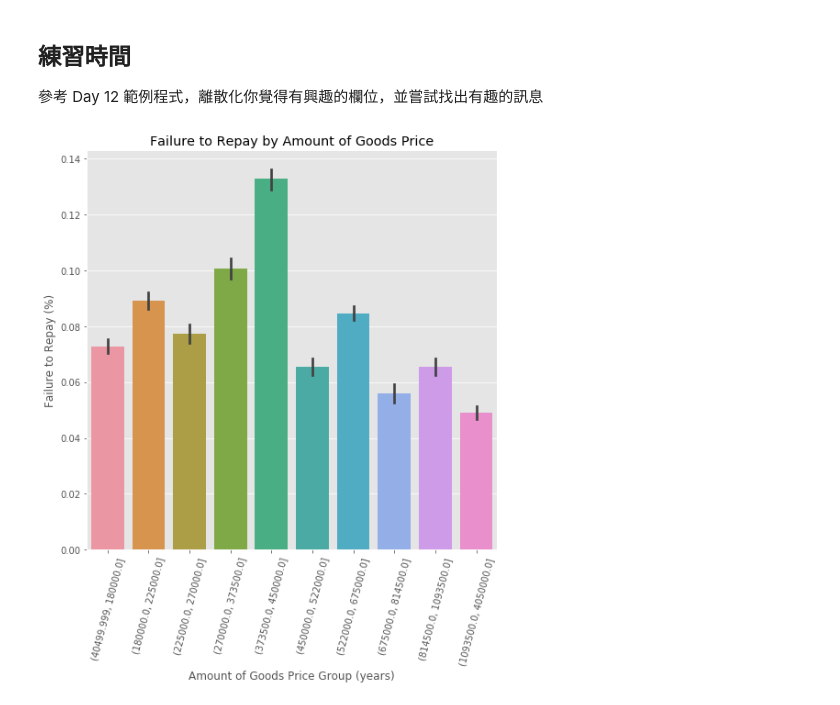
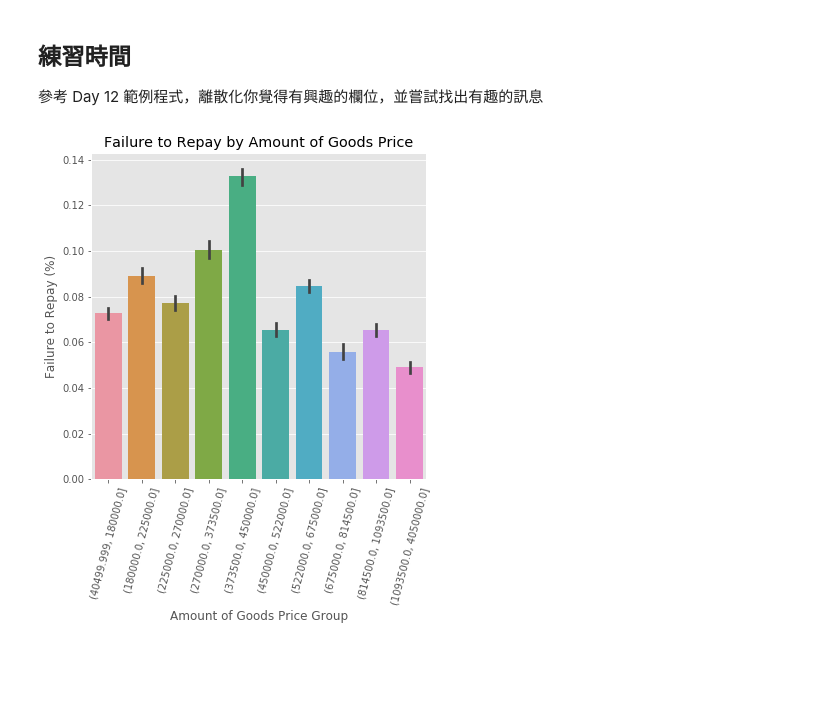
Before and after one commit to Lynn0816/2nd-ML100Days, a Jupyter notebook: homework/Day_013_HW.ipynb, the cells around one changed output. Drawn from its saved outputs; the diff is of its cells as text; code cells hidden in the pictures; blank space fills up the shorter version.

```diff
--- a/homework/Day_013_HW.ipynb
+++ b/homework/Day_013_HW.ipynb
@@ -67,17 +67,17 @@ app_train['DAYS_BIRTH'] = abs(app_train['DAYS_BIRTH'])
 # %%
 amt_data = app_train[['AMT_GOODS_PRICE', 'TARGET']]
 # print(amt_data['AMT_GOODS_PRICE'].value_counts())
 
 amt_data['AMT_FREQ_GOODS_PRICE'] = pd.qcut(amt_data['AMT_GOODS_PRICE'], 10)
 # print(amt_data['AMT_FREQ_GOODS_PRICE'].sort_values().unique())
 
-plt.figure(figsize = (8, 8))
+plt.figure(figsize = (6, 6))
 
 px = amt_data['AMT_FREQ_GOODS_PRICE']
 py = amt_data['TARGET']
 
 sns.barplot(px, py)
-plt.xticks(rotation = 75); plt.xlabel('Amount of Goods Price Group (years)'); plt.ylabel('Failure to Repay (%)')
+plt.xticks(rotation = 75); plt.xlabel('Amount of Goods Price Group'); plt.ylabel('Failure to Repay (%)')
 plt.title('Failure to Repay by Amount of Goods Price');
 # %% [output]
-[figure, old version]
+[figure, new version]
```
